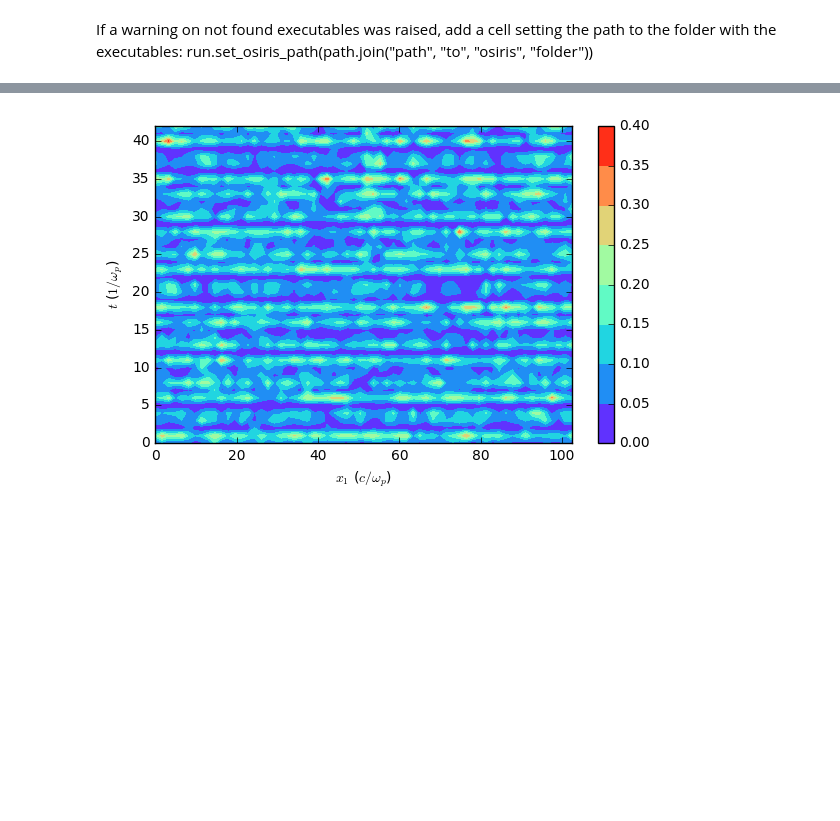
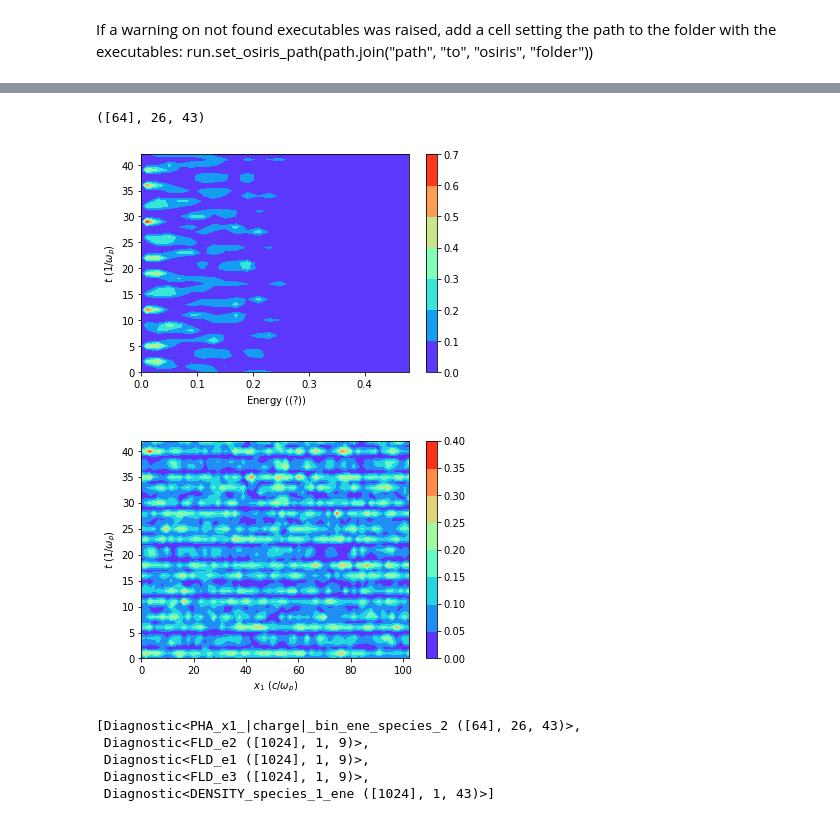
Before and after one commit to Dih5/duat, a Jupyter notebook: demos/intro.ipynb, the cells around one changed output, grey strips where cells are left out. Cells and saved outputs as stored; diff of their text form; code cells hidden in the pictures; blank space fills up the shorter version.

```diff
--- a/demos/intro.ipynb
+++ b/demos/intro.ipynb
@@ -47,5 +53,5 @@ grid
 # %%
 # A directory for the runs
-run_dir = os.path.join(os.path.expanduser("~"), "osiris-run")
+run_dir = os.path.join(os.path.expanduser("~"), "osiris-runs")
 print(run_dir)
 # %% [output]
@@ -65 +73,4 @@ Check out.txt there for more information or re-run in console.
+# %%
+# Choose one the results to demonstrate plots
+ex_run = run_dir + "/parx2"
 # %%
@@ -91,4 +97,0 @@ plot.time_dataset_animation(os.path.join(run_dir+"2", "MS/PHA/x1_|charge|_bin_en
-# %%
-plot.time_1d_colormap(os.path.join(run_dir+"2", "MS/PHA/x1_|charge|_bin_ene/species_2"),dataset=5,cmap="rainbow")
-# %% [output]
-[figure, removed]
@@ -106,0 +98,7 @@ import re
+# %%
+# For customized generation of plots, use the Diagnostic class
+d = plot.Diagnostic(os.path.join(ex_run, "MS/PHA/x1_|charge|_bin_ene/species_2"))
+print(d.shape)
+# This displays the length in each axis (as a list), the number of datasets and the number of timestamps
+# %% [output]
+([64], 26, 43)
@@ -106,0 +109,19 @@ import re
+# %%
+# Do the same as a color map
+d.time_1d_colormap(axes_selector=(5,), cmap="rainbow")
+# %% [output]
+[figure, added]
+# %%
+# Now fix a dataset (energy) instead
+d.time_1d_colormap(dataset_selector=5, cmap="rainbow")
+# %% [output]
+[figure, added]
+# %%
+# You can use the get_diagnostic_list function to automatically search for diagnostics:
+plot.get_diagnostic_list(ex_run)
+# %% [output]
+[Diagnostic<PHA_x1_|charge|_bin_ene_species_2 ([64], 26, 43)>,
+ Diagnostic<FLD_e2 ([1024], 1, 9)>,
+ Diagnostic<FLD_e1 ([1024], 1, 9)>,
+ Diagnostic<FLD_e3 ([1024], 1, 9)>,
+ Diagnostic<DENSITY_species_1_ene ([1024], 1, 43)>]
```
Also changed, not shown: parts of 16 cells of this notebook.
